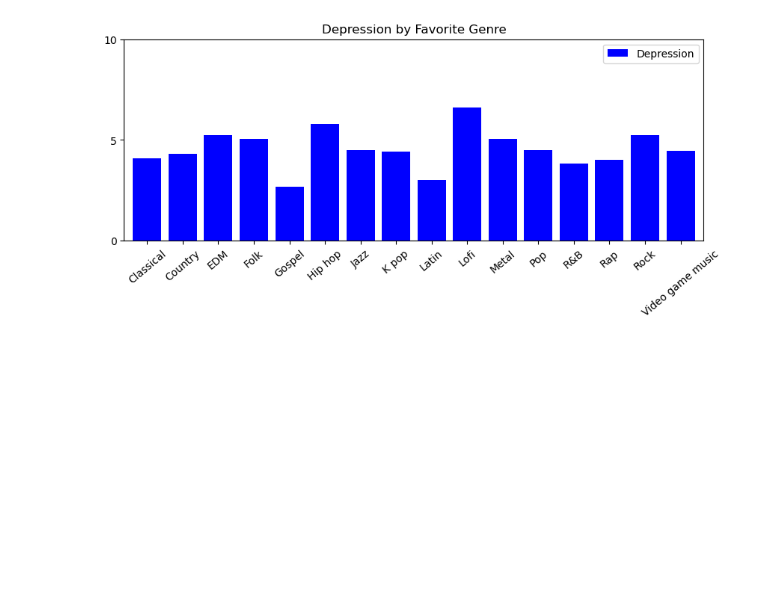
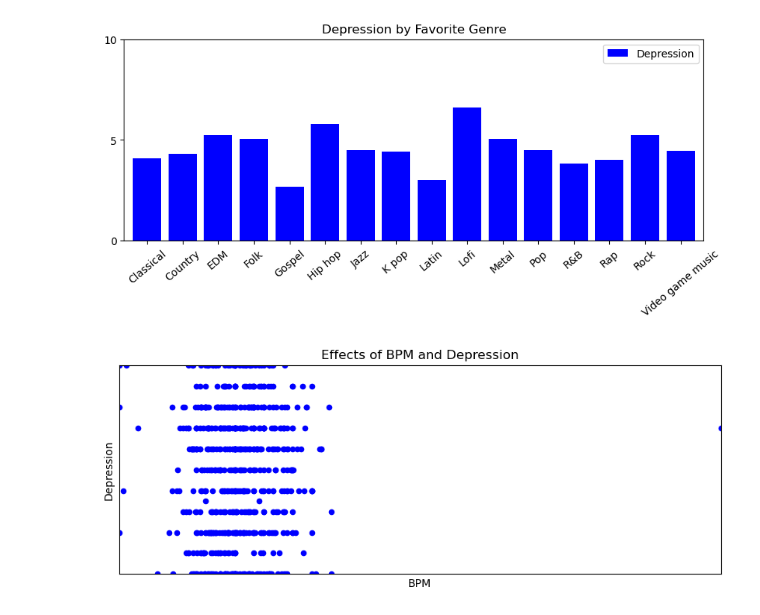
Before and after one commit to jdanielle12/project1, a Jupyter notebook: music_and_mental_health.ipynb, the cells around one changed output. Cells and saved outputs as stored; diff of their text form; code cells hidden in the pictures; blank space fills up the shorter version.

Commit message:
adding depression comparison with BPM

```diff
--- a/music_and_mental_health.ipynb
+++ b/music_and_mental_health.ipynb
@@ -50,3 +50,10 @@ fav_genre_chart = fav_genre.plot.bar(y='Depression', rot=40, width=0.8, figsize=
                                      yticks=[0,5,10], xlabel='', color='blue')
 # %% [output]
 [figure]
+# %%
+bpm_depression_df = music_mental_health_df[["BPM", "Depression"]]
+bpm_chart = bpm_depression_df.plot.scatter(y='Depression', x='BPM', figsize=(10,3.5), ylim=(0,10), xlim=(0, 624),
+                                     title='Effects of BPM and Depression',
+                                     xticks=(), yticks=(), xlabel='BPM', color='blue')
+# %% [output]
+[figure, added]
```
